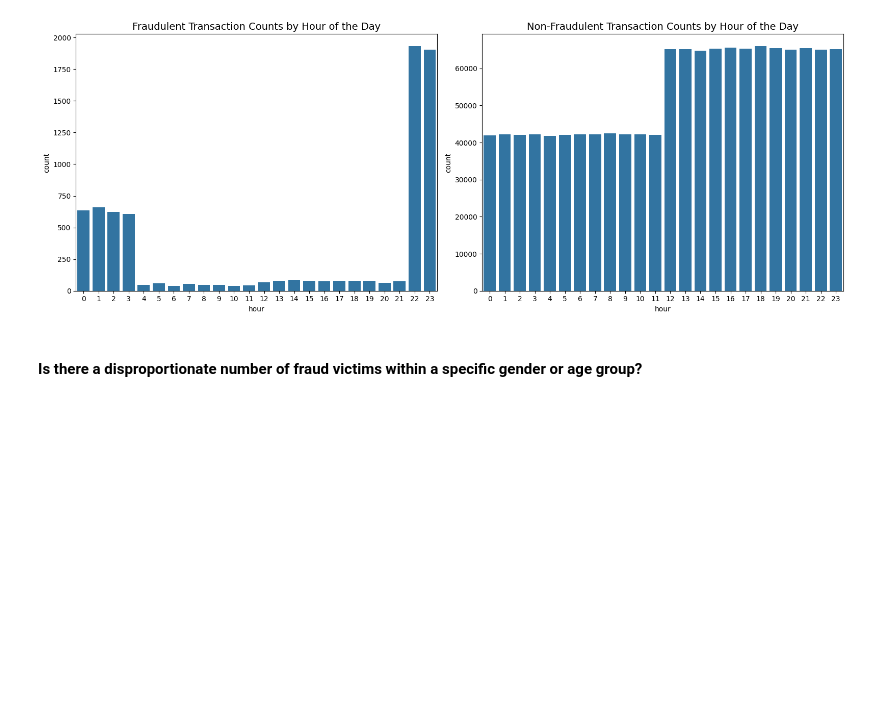
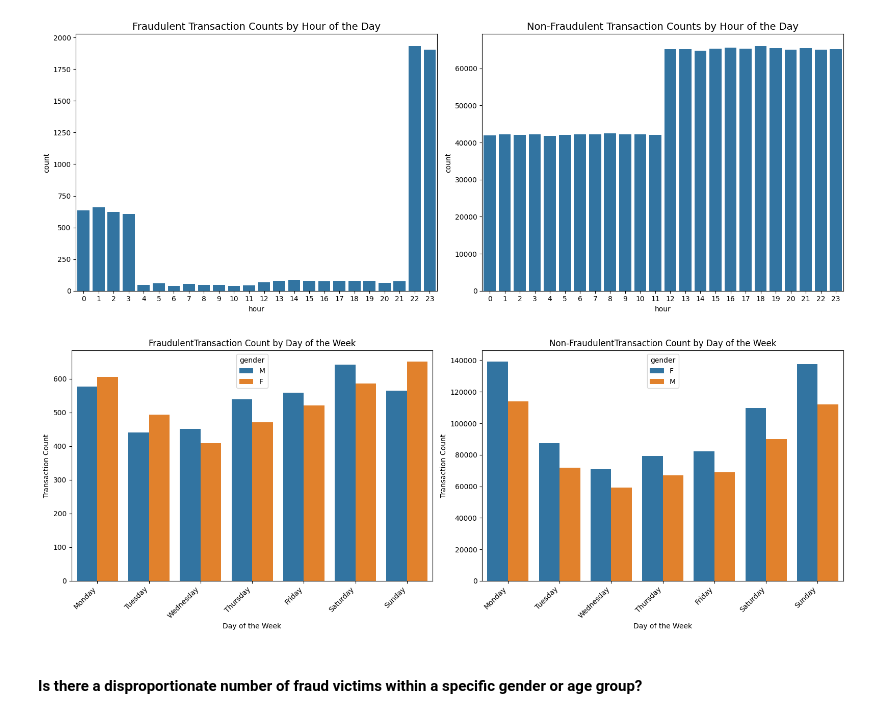
Before and after one commit to Clarkey33/fraud-detection-mlops-pipeline, a Jupyter notebook: notebooks/01-initial-eda.ipynb, the cells around one changed output. Drawn from its saved outputs; the diff is of its cells as text; code cells hidden in the pictures; blank space fills up the shorter version.

```diff
--- a/notebooks/01-initial-eda.ipynb
+++ b/notebooks/01-initial-eda.ipynb
@@ -243,5 +231,34 @@ plt.show()
 # %% [output]
 [figure]
+# %%
+df['day_of_week_num'] = df['trans_date_trans_time'].dt.day_of_week
+df['day_of_week'] = df['trans_date_trans_time'].dt.day_name()
+# %%
+fraudulent, not_fraudulent = df[df['is_fraud']==1], df[df['is_fraud']==0]
+
+fraud_data_partition = [fraudulent, not_fraudulent]
+plot_titles = ['Fraudulent', 'Non-Fraudulent']
+
+day_order= [
+    'Monday', 'Tuesday', 'Wednesday',
+      'Thursday', 'Friday', 'Saturday', 'Sunday'
+      ]
+
+fig, axes = plt.subplots(nrows=1,ncols=2, figsize=(16,6))
+axes =axes.flatten()
+
+for data, ax, title in zip(fraud_data_partition,axes,plot_titles):
+  sns.countplot(x='day_of_week', data=data, ax=ax,hue='gender', order=day_order)
+
+  ax.set_title(f'{title}Transaction Count by Day of the Week')
+  ax.set_xlabel('Day of the Week')
+  ax.set_ylabel('Transaction Count')
+  plt.setp(ax.get_xticklabels(), rotation=45, ha='right')
+
+plt.tight_layout()
+plt.show()
+# %% [output]
+[figure, added]
 # %% [markdown]
 #### Is there a disproportionate number of fraud victims within a specific gender or age group?
 # %%
```
Also changed, not shown: parts of 11 cells of this notebook, 4 other files.
